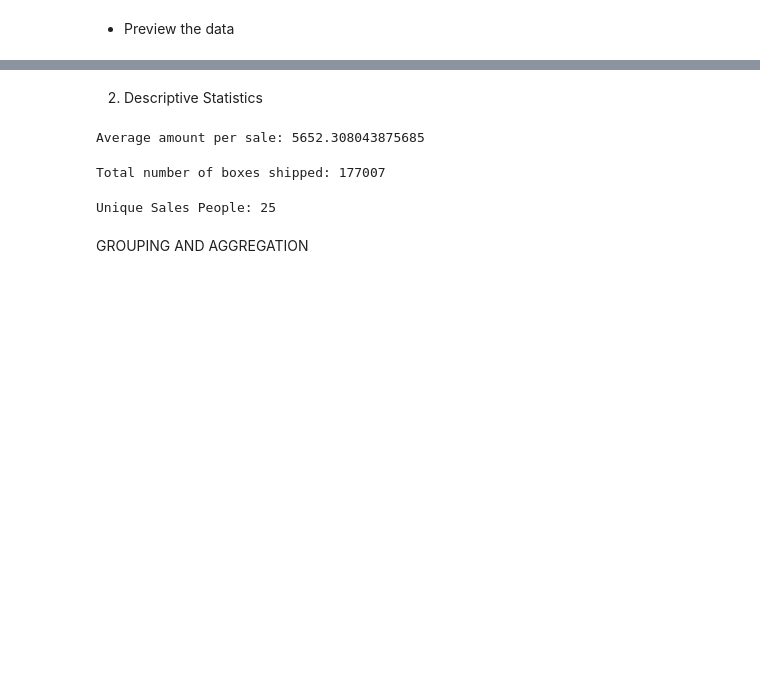
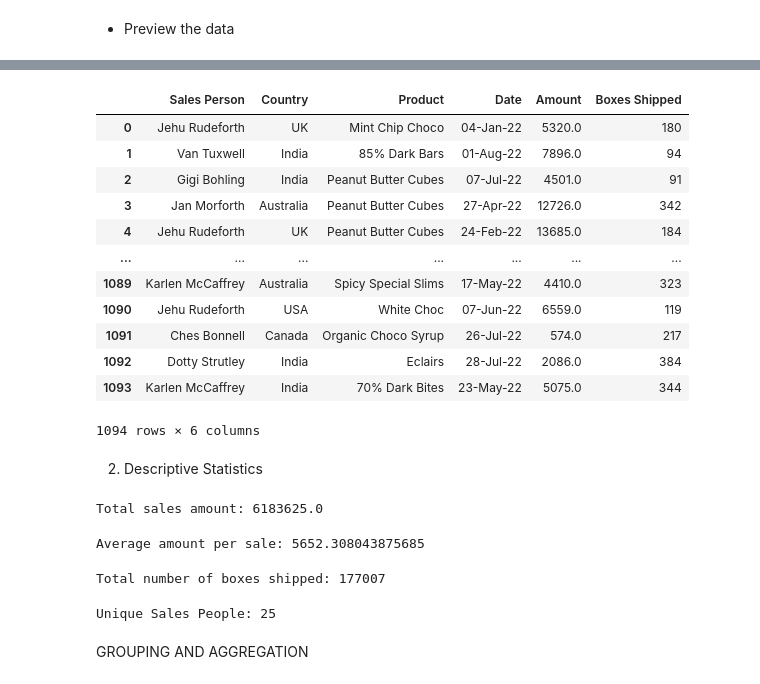
Before and after one commit to ndanusamary/ChocolatePractice, a Jupyter notebook: ChocolatePython.ipynb, the cells around one changed output, grey strips where cells are left out. Cells and saved outputs as stored; diff of their text form; code cells hidden in the pictures; blank space fills up the shorter version.

```diff
--- a/ChocolatePython.ipynb
+++ b/ChocolatePython.ipynb
@@ -32,10 +69,24 @@ df.tail()
 # %%
 # Remove $ sign
-#df['Amount'] = df['Amount'].replace({'\$': ''}, regex=True)
+df['Amount'] = df['Amount'].replace({'\$': ''}, regex=True)
 
 # Remove , sign and convert to float
 df['Amount'] = df['Amount'].replace({',': ''}, regex=True).astype(float)
 df
+# %% [output]
+|  | Sales Person | Country | Product | Date | Amount | Boxes Shipped |
+| 0 | Jehu Rudeforth | UK | Mint Chip Choco | 04-Jan-22 | 5320.0 | 180 |
+| 1 | Van Tuxwell | India | 85% Dark Bars | 01-Aug-22 | 7896.0 | 94 |
+| 2 | Gigi Bohling | India | Peanut Butter Cubes | 07-Jul-22 | 4501.0 | 91 |
+| 3 | Jan Morforth | Australia | Peanut Butter Cubes | 27-Apr-22 | 12726.0 | 342 |
+| 4 | Jehu Rudeforth | UK | Peanut Butter Cubes | 24-Feb-22 | 13685.0 | 184 |
+| ... | ... | ... | ... | ... | ... | ... |
+| 1089 | Karlen McCaffrey | Australia | Spicy Special Slims | 17-May-22 | 4410.0 | 323 |
+| 1090 | Jehu Rudeforth | USA | White Choc | 07-Jun-22 | 6559.0 | 119 |
+| 1091 | Ches Bonnell | Canada | Organic Choco Syrup | 26-Jul-22 | 574.0 | 217 |
+| 1092 | Dotty Strutley | India | Eclairs | 28-Jul-22 | 2086.0 | 384 |
+| 1093 | Karlen McCaffrey | India | 70% Dark Bites | 23-May-22 | 5075.0 | 344 |
+1094 rows × 6 columns
 # %%
 # Convert 'Date' to datetime format
 df['Date'] = pd.to_datetime(df['Date'])
@@ -45,6 +96,8 @@ df['Date'] = pd.to_datetime(df['Date'])
 #What is the total sales amount?
 total_sales = df['Amount'].sum()
 print(f"Total sales amount: {total_sales}")
+# %% [output]
+Total sales amount: 6183625.0
 # %%
 #What is the average amount per sale?
 average_sale = df['Amount'].mean()
```
Also changed, not shown: parts of 17 cells of this notebook.
